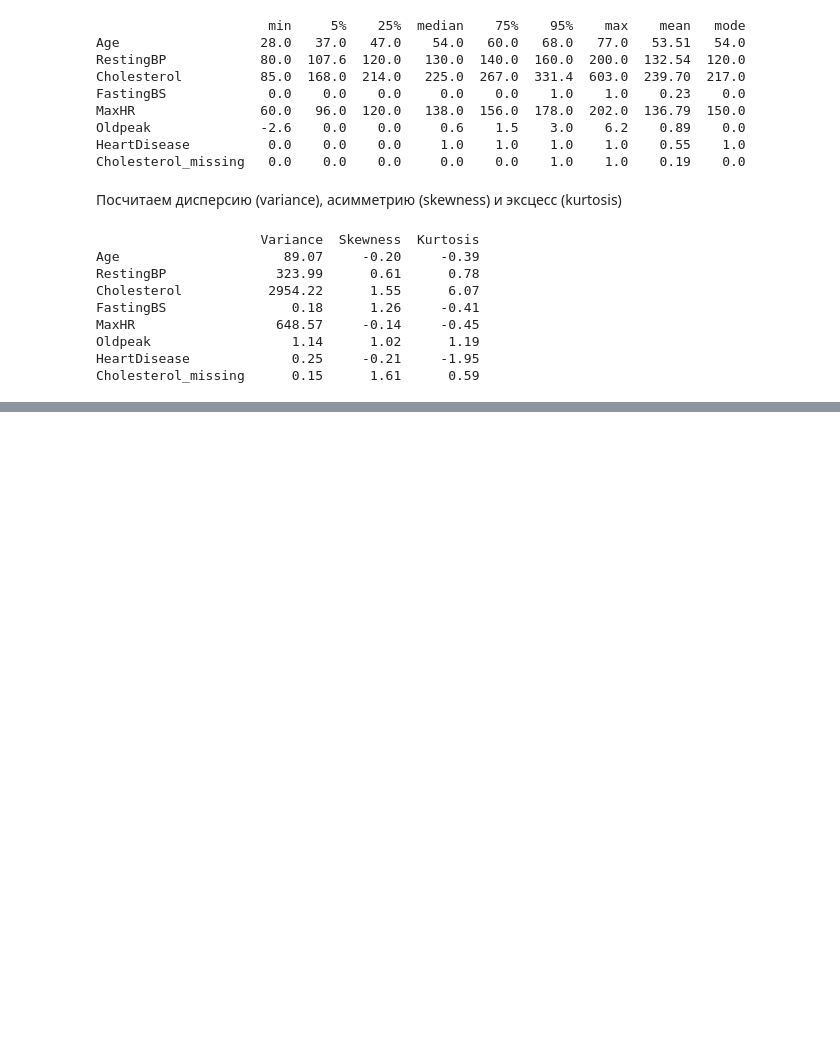
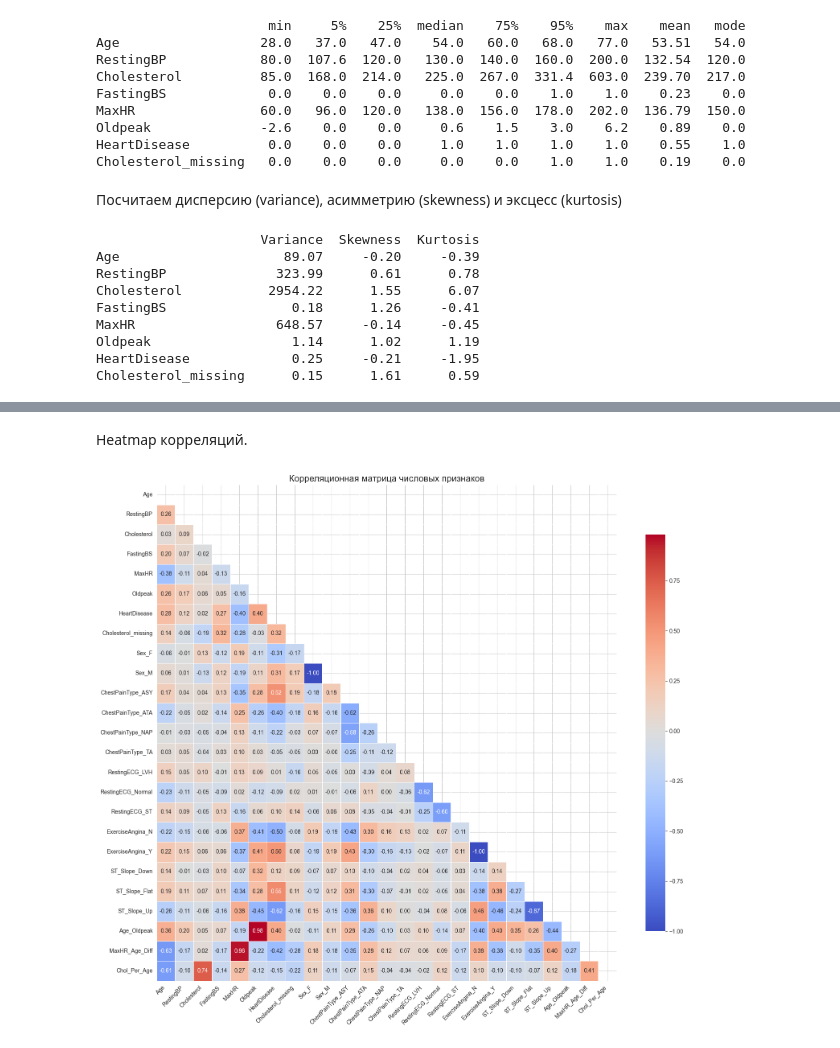
Before and after one commit to kybik0606/FPMI_ML_Course, a Jupyter notebook: hw02_eda/hm02_eda.ipynb, the cells around one changed output, grey strips where cells are left out. Saved outputs shown, nothing was run; the diff lists cells and outputs as text; code cells hidden in the pictures; blank space fills up the shorter version.

```diff
--- a/hw02_eda/hm02_eda.ipynb
+++ b/hw02_eda/hm02_eda.ipynb
@@ -252,0 +301,5 @@ Cholesterol_missing      0.15      1.61      0.59
+# %%
+сat_cols = df.select_dtypes(include=["object", "string"]).columns
+
+print("До кодирования:")
+print(df.head())
@@ -252,0 +461,17 @@ Cholesterol_missing      0.15      1.61      0.59
+# %% [markdown]
+Heatmap корреляций.
+# %%
+# Построение корреляционной матрицы
+plt.figure(figsize=(16, 14))
+
+correlation_matrix = df.select_dtypes(include=[np.number]).corr()
+
+mask = np.triu(correlation_matrix)
+sns.heatmap(correlation_matrix, annot=True, fmt='.2f', cmap='coolwarm',
+            mask=mask, linewidths=0.5, cbar_kws={"shrink": .8})
+plt.title('Корреляционная матрица числовых признаков', fontsize=16)
+plt.xticks(rotation=45, ha='right')
+plt.tight_layout()
+plt.show()
+# %% [output]
+[figure, added]
```
Also changed, not shown: parts of 25 cells of this notebook.
